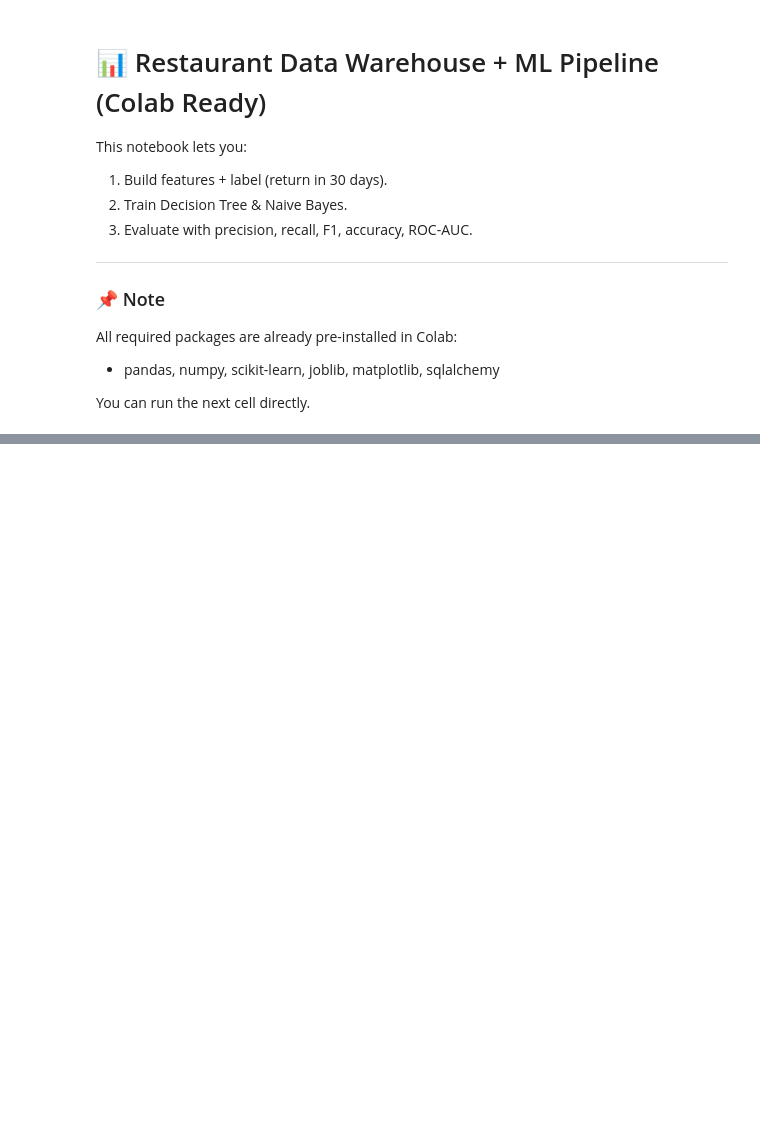
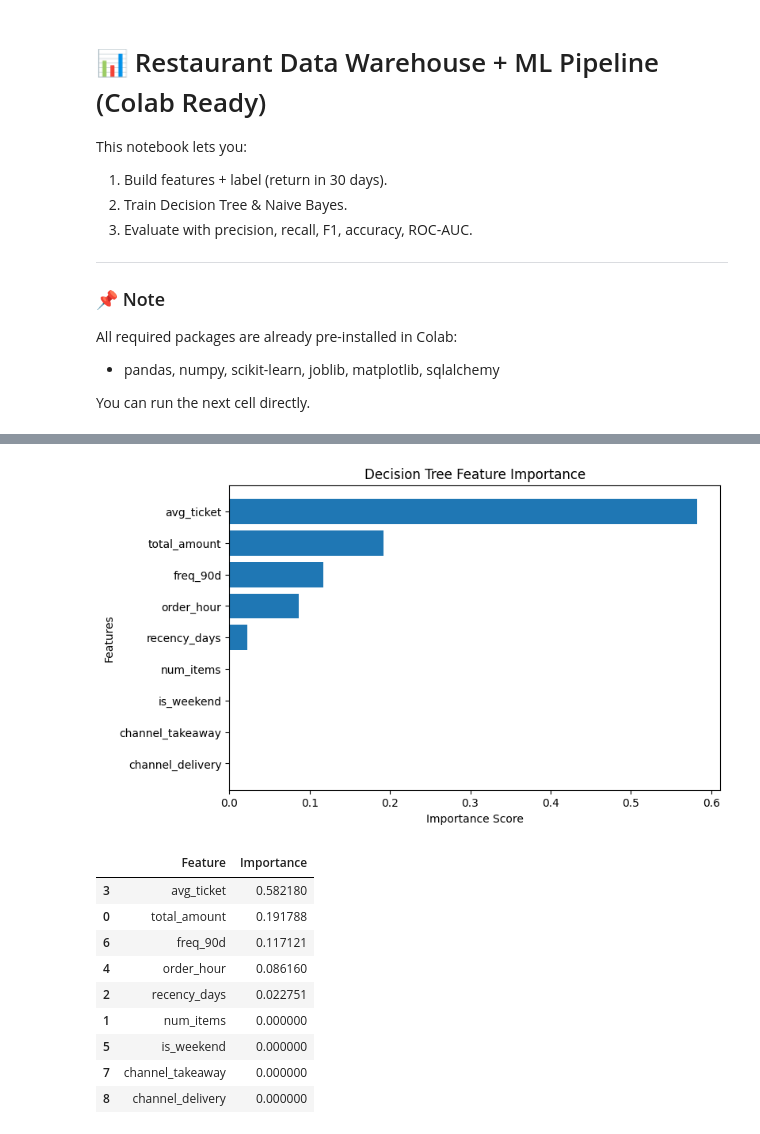
Before and after one commit to avinash972/restaurant-dw-ml, a Jupyter notebook: restaurant_dw_pipeline_colab.ipynb, the cells around one changed output, grey strips where cells are left out. Saved outputs shown, nothing was run; the diff lists cells and outputs as text; code cells hidden in the pictures; blank space fills up the shorter version.

```diff
--- a/restaurant_dw_pipeline_colab.ipynb
+++ b/restaurant_dw_pipeline_colab.ipynb
@@ -127,0 +190,29 @@ print("✅ Metrics saved for plotting")
+# %%
+import pandas as pd
+
+importance_df = pd.DataFrame({
+    "Feature": feature_cols,
+    "Importance": dt.feature_importances_
+}).sort_values(by="Importance", ascending=False)
+
+plt.figure(figsize=(8,5))
+plt.barh(importance_df["Feature"], importance_df["Importance"])
+plt.xlabel("Importance Score")
+plt.ylabel("Features")
+plt.title("Decision Tree Feature Importance")
+plt.gca().invert_yaxis()
+plt.show()
+
+importance_df
+# %% [output]
+[figure, added]
+|  | Feature | Importance |
+| 3 | avg_ticket | 0.582180 |
+| 0 | total_amount | 0.191788 |
+| 6 | freq_90d | 0.117121 |
+| 4 | order_hour | 0.086160 |
+| 2 | recency_days | 0.022751 |
+| 1 | num_items | 0.000000 |
+| 5 | is_weekend | 0.000000 |
+| 7 | channel_takeaway | 0.000000 |
+| 8 | channel_delivery | 0.000000 |
```
Also changed, not shown: parts of 5 cells of this notebook.
